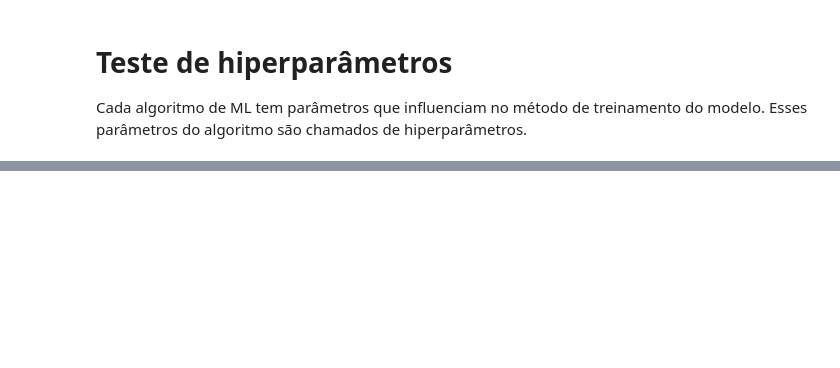
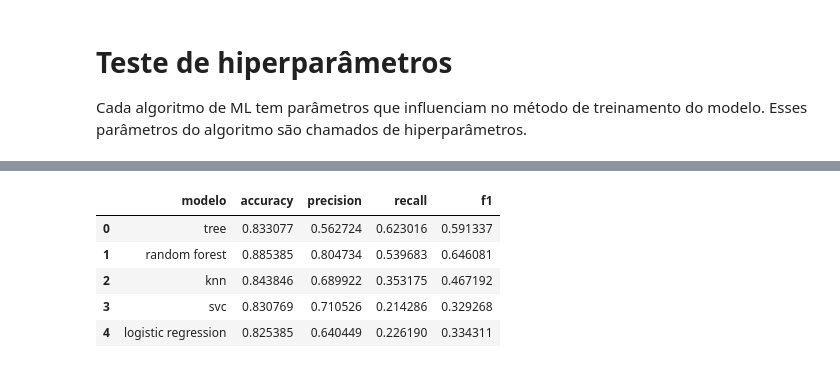
Before and after one commit to leandroneckel/aulas_data_science, a Jupyter notebook: Notebooks/Unidade 3/04_analise_ml_03.ipynb, the cells around one changed output, grey strips where cells are left out. Cells and saved outputs as stored; diff of their text form; code cells hidden in the pictures; blank space fills up the shorter version.

```diff
--- a/Notebooks/Unidade 3/04_analise_ml_03.ipynb
+++ b/Notebooks/Unidade 3/04_analise_ml_03.ipynb
@@ -50,0 +81,14 @@ resultados
+# %%
+from sklearn.neighbors import KNeighborsClassifier
+modelo = KNeighborsClassifier(
+    n_neighbors=2, #int
+    weights = 'uniform', #ou distance
+    algorithm = 'auto', #‘auto’, ‘ball_tree’, ‘kd_tree’, ‘brute’
+    metric = 'minkowski', #'manhattan', 'dice', 'sokalmichener', 'l1', 'euclidean', 'jaccard', 'sqeuclidean', 'precomputed',
+    # 'cityblock', 'correlation', 'minkowski', 'l2', 'rogerstanimoto', 'hamming', 'canberra', 'chebyshev', 'yule', 'cosine', 'mahalanobis',
+    # 'p', 'pyfunc', 'russellrao', 'braycurtis', 'haversine', 'sokalsneath', 'infinity', 'seuclidean', 'nan_euclidean'
+)
+modelo.fit(x_treino,y_treino)
+y_previsto = modelo.predict(x_teste)
+resultados = add_result(resultados,y_teste,y_previsto)
+resultados
@@ -50,0 +133,19 @@ resultados
+# %%
+from sklearn.linear_model import LogisticRegression
+modelo = LogisticRegression(
+    max_iter = 100, #int
+    class_weight = None, #'balanced'
+    fit_intercept = True, #bool
+    tol = 1e-4, #float frac
+)
+modelo.fit(x_treino,y_treino)
+y_previsto = modelo.predict(x_teste)
+resultados = add_result(resultados,y_teste,y_previsto)
+resultados
+# %% [output]
+|  | modelo | accuracy | precision | recall | f1 |
+| 0 | tree | 0.833077 | 0.562724 | 0.623016 | 0.591337 |
+| 1 | random forest | 0.885385 | 0.804734 | 0.539683 | 0.646081 |
+| 2 | knn | 0.843846 | 0.689922 | 0.353175 | 0.467192 |
+| 3 | svc | 0.830769 | 0.710526 | 0.214286 | 0.329268 |
+| 4 | logistic regression | 0.825385 | 0.640449 | 0.226190 | 0.334311 |
```
Also changed, not shown: parts of 10 cells of this notebook, 8 other files.
